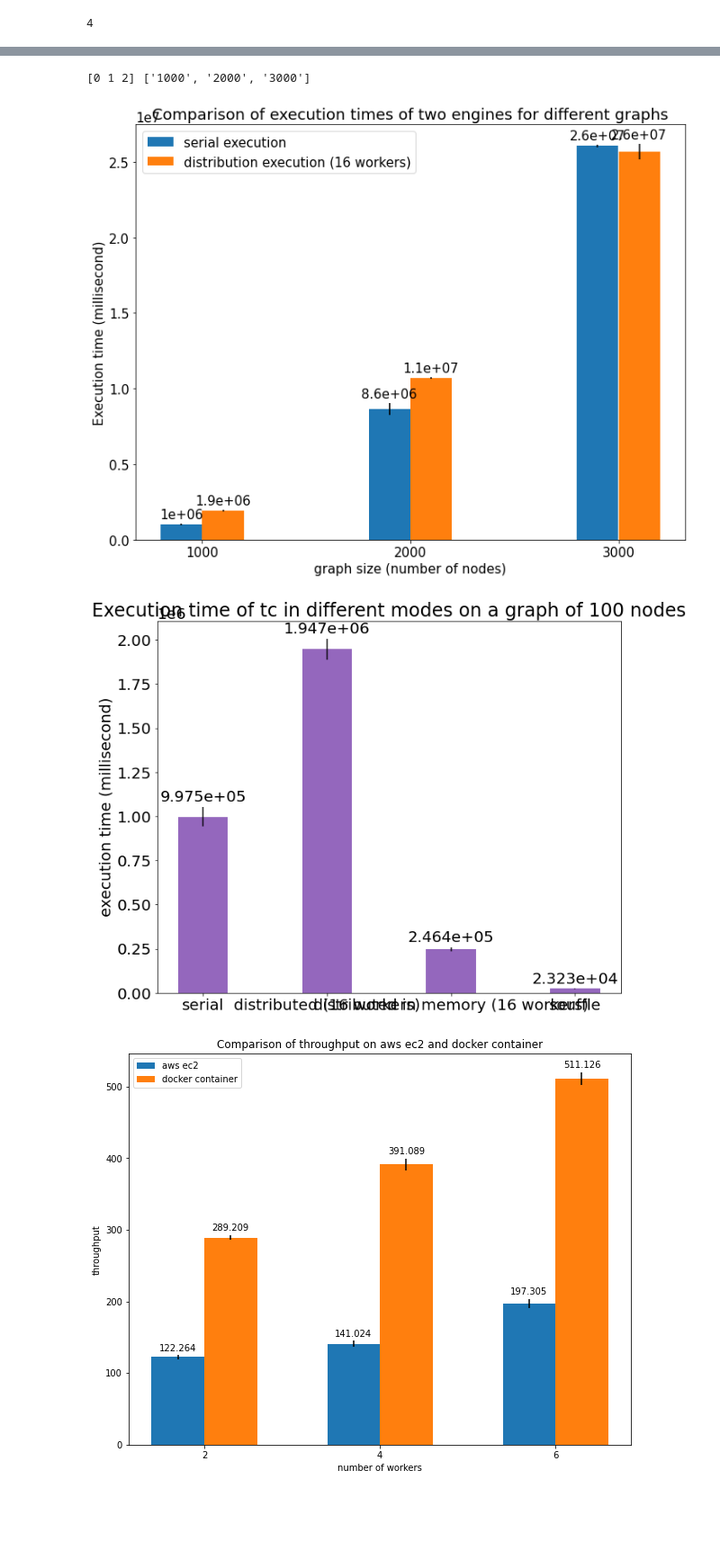
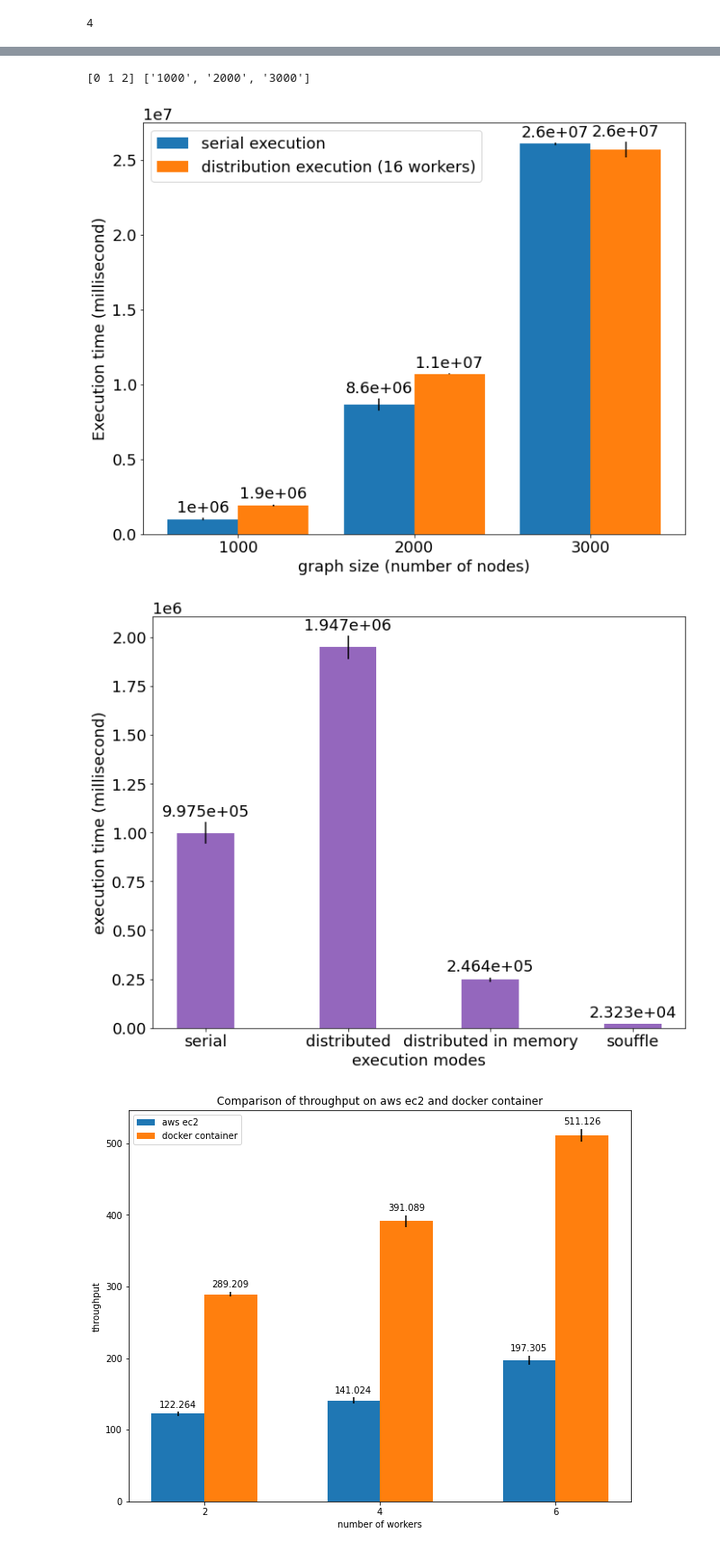
Before and after one commit to Vincent-lau/erlog, a Jupyter notebook: apps/bench/src/plot.ipynb, the cells around one changed output, grey strips where cells are left out. Shown: that part at 90% size. Drawn from its saved outputs; the diff is of its cells as text; code cells hidden in the pictures; blank space fills up the shorter version.

Commit message:
chore:minor plotting change

```diff
--- a/apps/bench/src/plot.ipynb
+++ b/apps/bench/src/plot.ipynb
@@ -9,8 +9,11 @@ th_scaling = 10000
 plot_colours = ['tab:blue', 'tab:orange', 'tab:green', 'tab:red', 'tab:purple',
                 'tab:brown', 'tab:pink', 'tab:gray', 'tab:olive', 'tab:cyan']
 
-font = {'size'   : 15}
+font = {'size'   : 18}
 mpl.rc('font', **font)
+# %%
+def get_throughput(latency, graph_size, th_scaling=10000):
+  return graph_size * th_scaling / float(latency) / 1000
 # %%
 def read_fault(file_name):
     workers = []
@@ -200,7 +203,7 @@ dist_err = [np.std(m) for m in dist_times]
 in_mem_err = np.std(in_mem_times)
 
 x = np.arange(len(labels))  # the label locations
-width = 0.2  # the width of the bars
+width = 0.4  # the width of the bars
 
 fig, ax = plt.subplots()
 fig.set_size_inches(10, 8)
@@ -211,7 +214,7 @@ rects2 = ax.bar(x+width/2, dist_means, width, yerr = dist_err, label='distributi
 # Add some text for labels, title and custom x-axis tick labels, etc.
 ax.set_ylabel('Execution time (millisecond)')
 ax.set_xlabel('graph size (number of nodes)')
-ax.set_title('Comparison of execution times of two engines for different graphs')
+# ax.set_title('Comparison of execution times of two engines for different graphs')
 
 print(x, labels)
 ax.set_xticks(x)
@@ -228,37 +231,48 @@ fig.savefig('baseline.pdf')
 plt.show()
 # %% [output]
 [0 1 2] ['1000', '2000', '3000']
-[figure, old version]
+[figure, new version]
 # %%
 serial_times = np.array([981683,924164,1096319,999730,985753])
 dist_times = np.array([2030027,1934609,1882308,1887702,1999376])
 in_mem_times = np.array([226581,238316,259334,257386, 250483])
 souffle_times = np.array([23398, 23271, 23154, 23184, 23159])
 
+serial_th = np.array([get_throughput(t, 1000) for t in serial_times])
+dist_th = np.array([get_throughput(t, 1000) for t in dist_times])
+in_mem_th = np.array([get_throughput(t, 1000) for t in in_mem_times])
+souffle_th = np.array([get_throughput(t, 1000) for t in souffle_times])
 
-labels = ['serial', 'distributed (16 workers)', 'distributed in memory (16 workers)', 'souffle']
+mean_times = [np.mean(serial_times), np.mean(dist_times), np.mean(in_mem_times), np.mean(souffle_times)]
+errs_times = [np.std(serial_times), np.std(dist_times), np.std(in_mem_times), np.std(souffle_times)]
+
+mean_th = [np.mean(serial_th), np.mean(dist_th), np.mean(in_mem_th), np.mean(souffle_th)]
+
+errs_th = [np.std(serial_th), np.std(dist_th), np.std(in_mem_th), np.std(souffle_th)]
+
+labels = ['serial', 'distributed', 'distributed in memory', 'souffle']
 
 x = np.arange(len(labels))  # the label locations
 
 fig, ax = plt.subplots()
 fig.set_size_inches(10, 8)
 
-rects = ax.bar(x, [np.mean(serial_times), np.mean(dist_times), np.mean(in_mem_times), np.mean(souffle_times)], \
-  yerr = [np.std(serial_times), np.std(dist_times), np.std(in_mem_times), np.std(souffle_times)], width=0.4, color='tab:purple')
+rects = ax.bar(x, mean_times, yerr = errs_times, width=0.4, color='tab:purple')
 
 ax.set_xticks(x)
 ax.set_xticklabels(labels)
+ax.set_xlabel('execution modes')
 ax.set_ylabel('execution time (millisecond)')
-ax.set_title('Execution time of tc in different modes on a graph of 100 nodes')
+# ax.set_title('Execution time of TC in different modes on a graph of 1000 nodes', fontsize=15)
 
 ax.bar_label(rects, fmt="%.4g", padding=3)
 
 fig.tight_layout()
 fig.savefig('baseline2.pdf')
 
 plt.show()
 # %% [output]
-[figure, old version]
+[figure, new version]
 # %%
 aws_two_workers = [12326549,12585455,11912530]
 aws_four_workers = [10351394,10539947,11041840]
```
Also changed, not shown: parts of 3 cells of this notebook.
